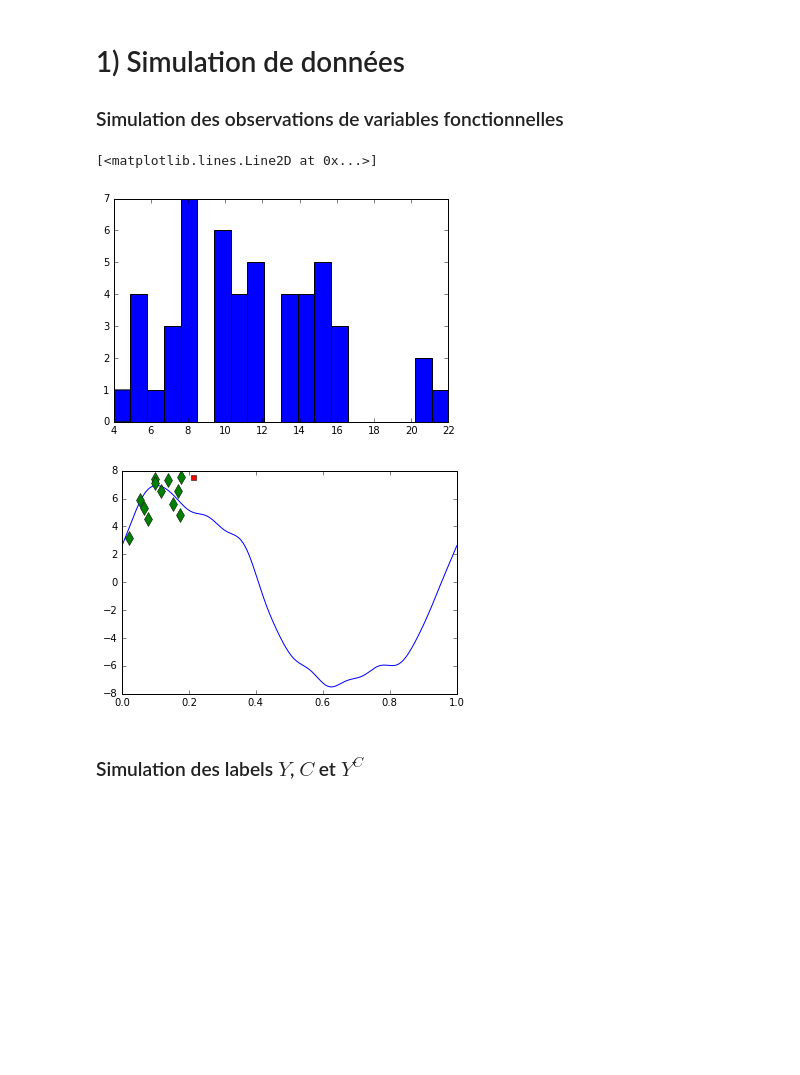
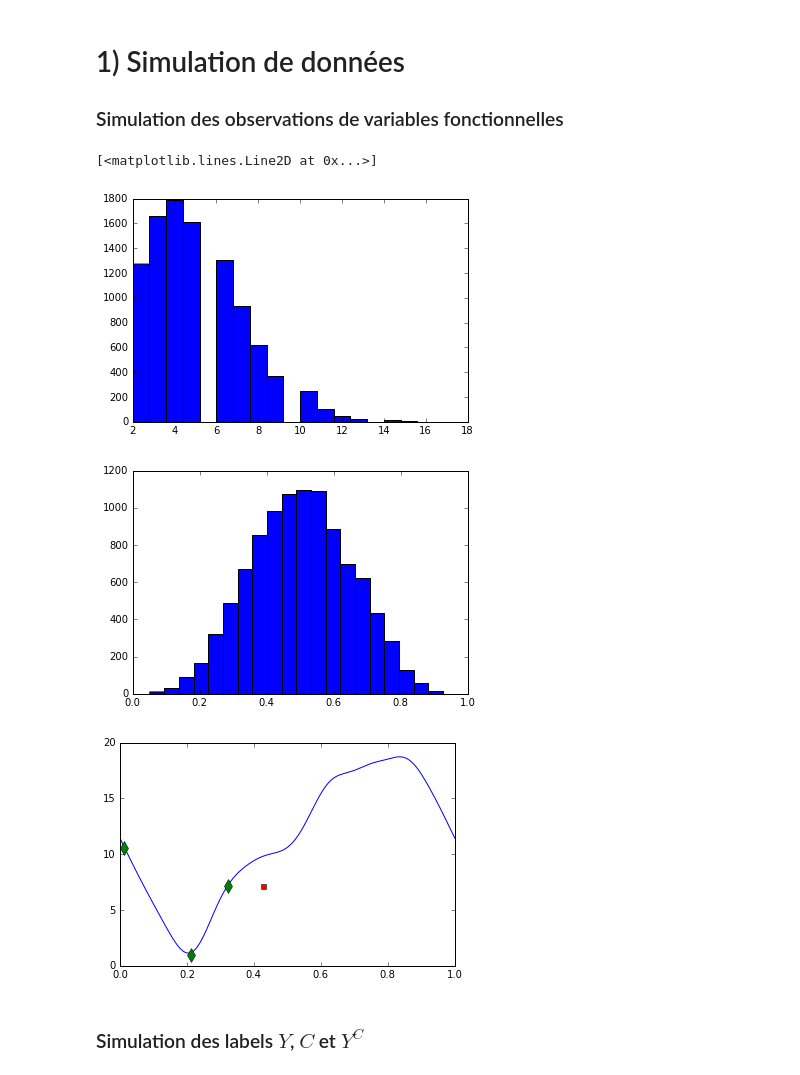
Before and after one commit to ChrisBotella/GPVDFR, a Jupyter notebook: Test2step.ipynb, the cells around one changed output. Drawn from its saved outputs; the diff is of its cells as text; code cells hidden in the pictures; blank space fills up the shorter version.

```diff
--- a/Test2step.ipynb
+++ b/Test2step.ipynb
@@ -11,44 +11,47 @@ import scipy as sc
 from scipy import integrate
 import sympy as sy
 from scipy import linalg
 import pylab as pl
 import math as ma
 import time
 %matplotlib inline
-b=Base(np.array([1,4])).val(np.array([1,2]))
-
-N=10
-D=5
-n_t_moy=25
-varu1=5
-varu2=2
 
 
+
+N=1000
+D=1
+n_t_moy=10
+varu=5
+Gamma=0.1
 # Simulation des temps
 (T,L,M_nt)=temps(N,D,n_t_moy)
-(U,V1,V2)=X_Params(varu1,varu2,N,D)
+(U,V1,V2)=X_Params(varu,N,D)
 vec=np.reshape(M_nt,(N*D,1))
 
 fig1 = plt.figure().add_subplot(111)
 fig1.hist(vec,bins=20)
+fig2 = plt.figure().add_subplot(111)
+fig2.hist(T,bins=20)
 
 
 # Exemple de signe vital simulé
 t=np.linspace(0,1,1000)
 X=X_fonc(t,U[0,0],V1[0,0,:],V2[0,0,:])
 
 fig2 = plt.figure().add_subplot(111)
 fig2.plot(t,X.val())
 
+
 #plt.savefig("Ftraj.png")
-Xdata=X_obs(U,V1,V2,L)
+Xdata=X_obs(U,V1,V2,L,std=Gamma)
 fig2.plot(L[0][0],Xdata[0][0],marker="d",markersize=10,linestyle="none")
 fig2.plot(T[0],Xdata[0][0][len(Xdata[0][0])-1],marker="s",markersize=5,color="r")
 #plt.savefig("Xobs.png")
 # %% [output]
 [<matplotlib.lines.Line2D at 0x...>]
-[figure, old version]
+[figure, new version]
-[figure, old version]
+[figure, new version]
+[figure, added]
 # %% [markdown]
 ### Simulation des labels $Y$, $C$ et $Y^C$
 # %%
```
Also changed, not shown: parts of 37 cells of this notebook, 6 other files.
